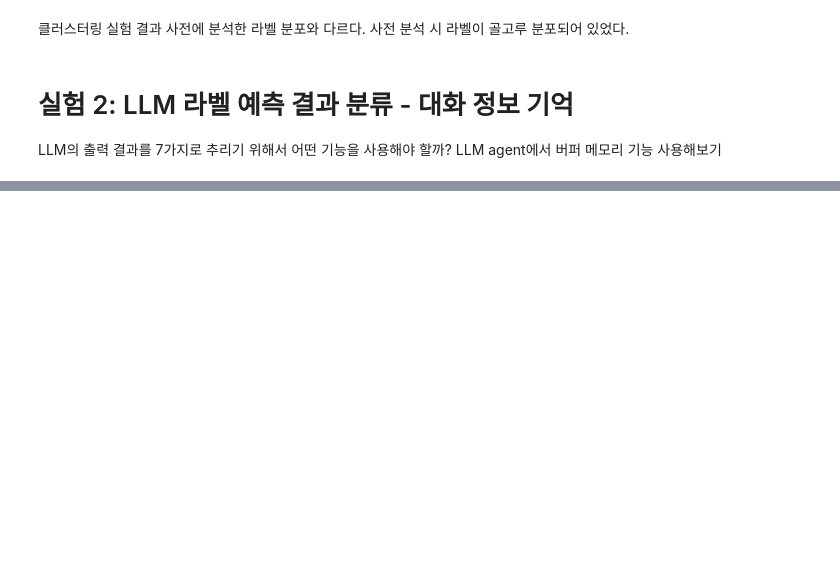
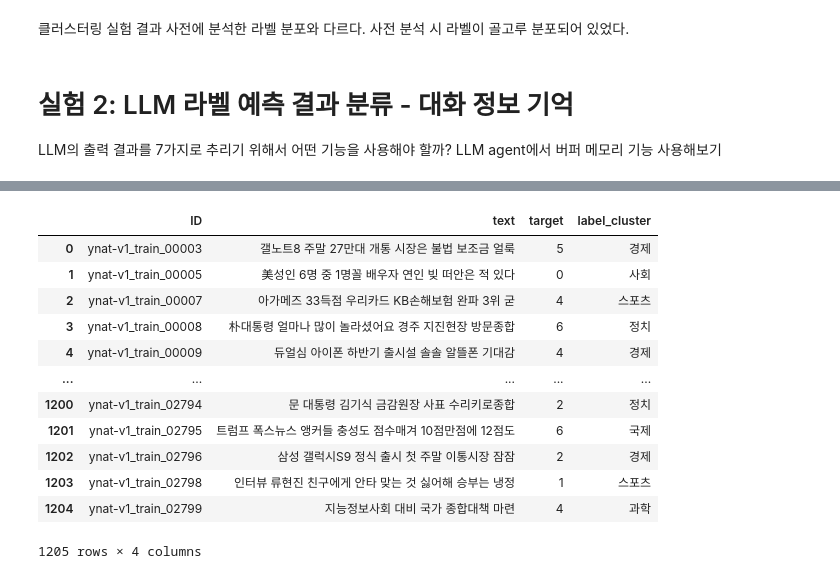
Before and after one commit to boostcampaitech7/level2-nlp-datacentric-nlp-07, a Jupyter notebook: LLM_based_clustering.ipynb, the cells around one changed output, grey strips where cells are left out. Saved outputs shown, nothing was run; the diff lists cells and outputs as text; code cells hidden in the pictures; blank space fills up the shorter version.

```diff
--- a/LLM_based_clustering.ipynb
+++ b/LLM_based_clustering.ipynb
@@ -252,0 +285,22 @@ clean_df.to_csv('data/clustered_7_labels.csv')
+# %%
+clean_df.update(extra[['label_cluster']])
+
+columns_to_drop = ['Unnamed: 0.4', 'Unnamed: 0.3', 'Unnamed: 0.2', 'Unnamed: 0', 'Unnamed: 0.1' ,
+                   'special_char_count', 'special_char_ratio', 'predict_label']
+clean_df.drop(columns=columns_to_drop, inplace=True)
+
+clean_df
+# %% [output]
+|  | ID | text | target | label_cluster |
+| 0 | ynat-v1_train_00003 | 갤노트8 주말 27만대 개통 시장은 불법 보조금 얼룩 | 5 | 경제 |
+| 1 | ynat-v1_train_00005 | 美성인 6명 중 1명꼴 배우자 연인 빚 떠안은 적 있다 | 0 | 사회 |
+| 2 | ynat-v1_train_00007 | 아가메즈 33득점 우리카드 KB손해보험 완파 3위 굳 | 4 | 스포츠 |
+| 3 | ynat-v1_train_00008 | 朴대통령 얼마나 많이 놀라셨어요 경주 지진현장 방문종합 | 6 | 정치 |
+| 4 | ynat-v1_train_00009 | 듀얼심 아이폰 하반기 출시설 솔솔 알뜰폰 기대감 | 4 | 경제 |
+| ... | ... | ... | ... | ... |
+| 1200 | ynat-v1_train_02794 | 문 대통령 김기식 금감원장 사표 수리키로종합 | 2 | 정치 |
+| 1201 | ynat-v1_train_02795 | 트럼프 폭스뉴스 앵커들 충성도 점수매겨 10점만점에 12점도 | 6 | 국제 |
+| 1202 | ynat-v1_train_02796 | 삼성 갤럭시S9 정식 출시 첫 주말 이통시장 잠잠 | 2 | 경제 |
+| 1203 | ynat-v1_train_02798 | 인터뷰 류현진 친구에게 안타 맞는 것 싫어해 승부는 냉정 | 1 | 스포츠 |
+| 1204 | ynat-v1_train_02799 | 지능정보사회 대비 국가 종합대책 마련 | 4 | 과학 |
+1205 rows × 4 columns
```
Also changed, not shown: parts of 14 cells of this notebook.
